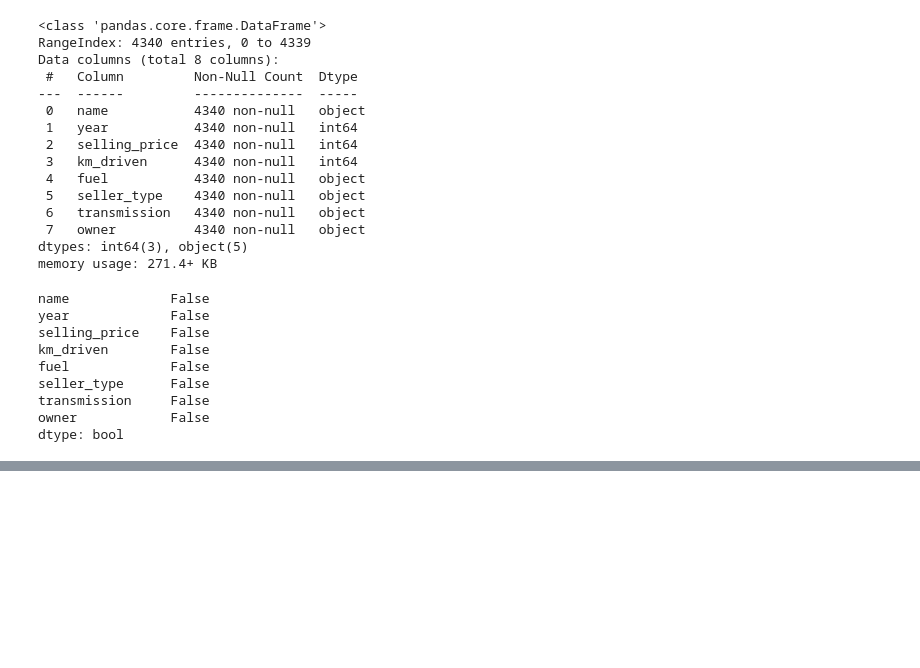
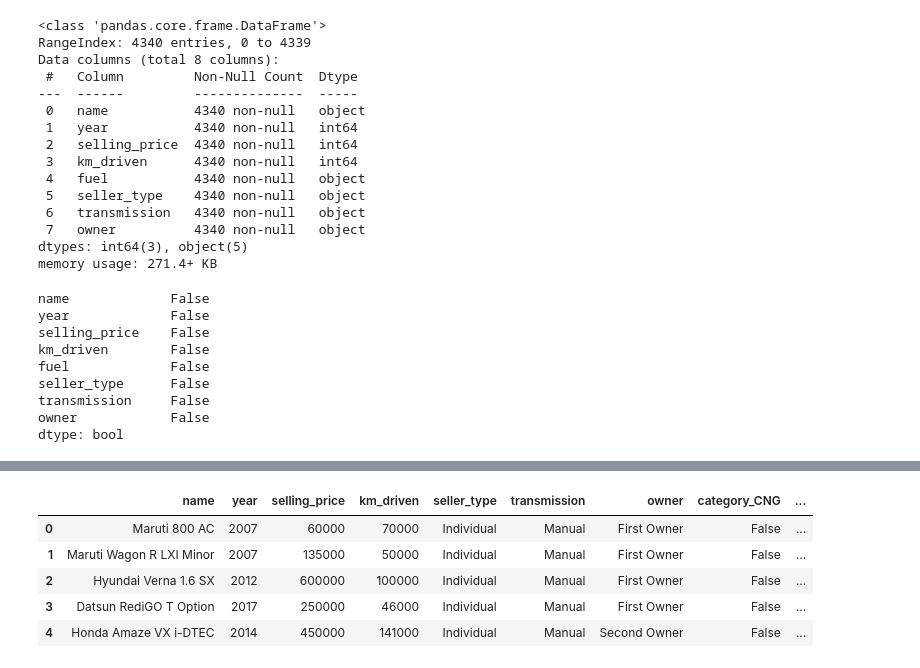
Before and after one commit to sudhanshu2o/ExploratoryDataAnalysis, a Jupyter notebook: Experiment.ipynb, the cells around one changed output, grey strips where cells are left out. Drawn from its saved outputs; the diff is of its cells as text; code cells hidden in the pictures; blank space fills up the shorter version.

```diff
--- a/Experiment.ipynb
+++ b/Experiment.ipynb
@@ -50,3 +45,12 @@ fig.show()
 # %%
+#Convert a categorical variable into numerical representation (LabelEncode --is used when there is--
+#Binary features in the column i.e.,2 different feature ):
+#columns remain same, in the same column the values are replaced by 1 or 0
+#manual=1
+#automatic=0
 from sklearn.preprocessing import LabelEncoder
 le=LabelEncoder()
+data_transmission=data_car["transmission"]
+data_car["transmission"]=le.fit_transform(data_transmission)
+data_car["transmission"].unique()
+data_car.head()
@@ -52,0 +81,11 @@ le=LabelEncoder()
+# %%
+#Convert a categorical variable into numerical representation (One-Hot Encoding):
+data_car = pd.get_dummies(data_car, columns=['fuel'], prefix='category')
+data_car.head()
+# %% [output]
+|  | name | year | selling_price | km_driven | seller_type | transmission | owner | category_CNG | ... |
+| 0 | Maruti 800 AC | 2007 | 60000 | 70000 | Individual | Manual | First Owner | False | ... |
+| 1 | Maruti Wagon R LXI Minor | 2007 | 135000 | 50000 | Individual | Manual | First Owner | False | ... |
+| 2 | Hyundai Verna 1.6 SX | 2012 | 600000 | 100000 | Individual | Manual | First Owner | False | ... |
+| 3 | Datsun RediGO T Option | 2017 | 250000 | 46000 | Individual | Manual | First Owner | False | ... |
+| 4 | Honda Amaze VX i-DTEC | 2014 | 450000 | 141000 | Individual | Manual | Second Owner | False | ... |
```
Also changed, not shown: parts of 21 cells of this notebook.
